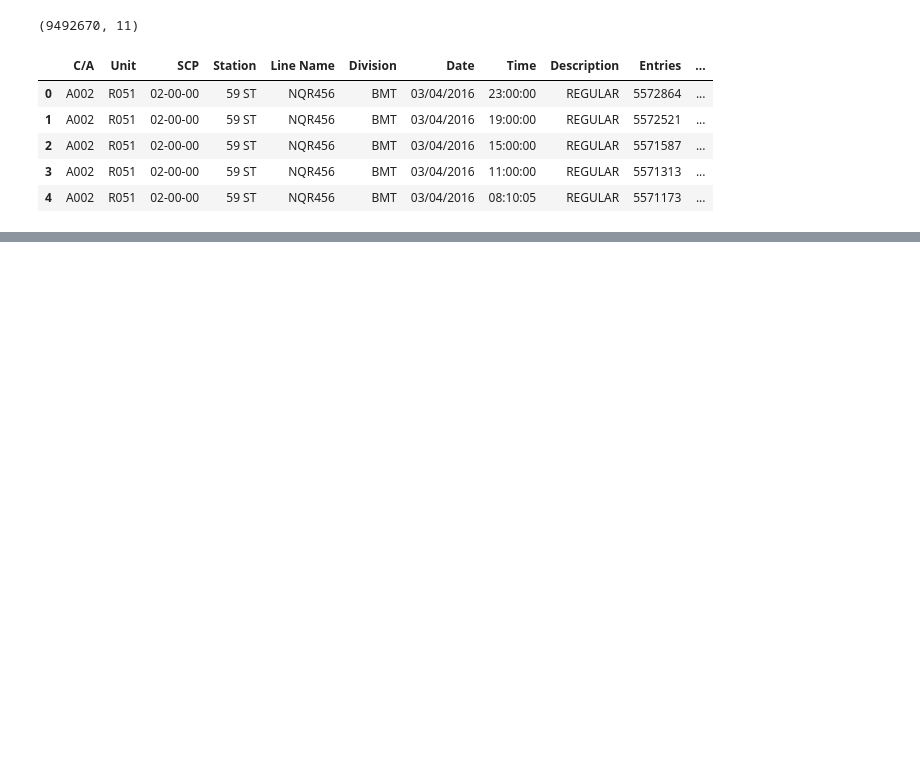
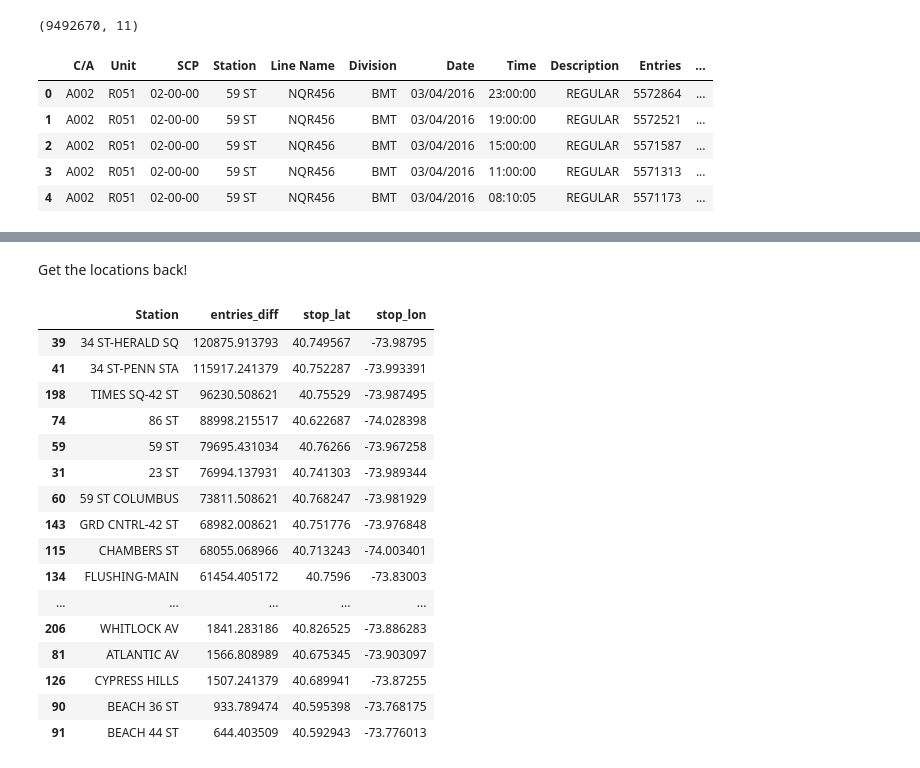
Before and after one commit to dattienhoang/smartcities_modelteam03, a Jupyter notebook: turnstile_explore.ipynb, the cells around one changed output, grey strips where cells are left out. Saved outputs shown, nothing was run; the diff lists cells and outputs as text; code cells hidden in the pictures; blank space fills up the shorter version.

```diff
--- a/turnstile_explore.ipynb
+++ b/turnstile_explore.ipynb
@@ -89,0 +230,30 @@ turn_59_group.plot(y='Entries', use_index=True)
+# %%
+final = station_group.groupby(['Station']).agg({'entries_diff':'mean'})
+# %%
+final =final.reset_index()
+# %% [markdown]
+Get the locations back!
+# %%
+final_location = pd.merge(final, station_location, on='Station')
+# %%
+final_location = final_location.sort_values('entries_diff',ascending=False)
+# %%
+final_location.head(300)
+# %% [output]
+|  | Station | entries_diff | stop_lat | stop_lon |
+| 39 | 34 ST-HERALD SQ | 120875.913793 | 40.749567 | -73.98795 |
+| 41 | 34 ST-PENN STA | 115917.241379 | 40.752287 | -73.993391 |
+| 198 | TIMES SQ-42 ST | 96230.508621 | 40.75529 | -73.987495 |
+| 74 | 86 ST | 88998.215517 | 40.622687 | -74.028398 |
+| 59 | 59 ST | 79695.431034 | 40.76266 | -73.967258 |
+| 31 | 23 ST | 76994.137931 | 40.741303 | -73.989344 |
+| 60 | 59 ST COLUMBUS | 73811.508621 | 40.768247 | -73.981929 |
+| 143 | GRD CNTRL-42 ST | 68982.008621 | 40.751776 | -73.976848 |
+| 115 | CHAMBERS ST | 68055.068966 | 40.713243 | -74.003401 |
+| 134 | FLUSHING-MAIN | 61454.405172 | 40.7596 | -73.83003 |
+| ... | ... | ... | ... | ... |
+| 206 | WHITLOCK AV | 1841.283186 | 40.826525 | -73.886283 |
+| 81 | ATLANTIC AV | 1566.808989 | 40.675345 | -73.903097 |
+| 126 | CYPRESS HILLS | 1507.241379 | 40.689941 | -73.87255 |
+| 90 | BEACH 36 ST | 933.789474 | 40.595398 | -73.768175 |
+| 91 | BEACH 44 ST | 644.403509 | 40.592943 | -73.776013 |
```
Also changed, not shown: parts of 63 cells of this notebook.
